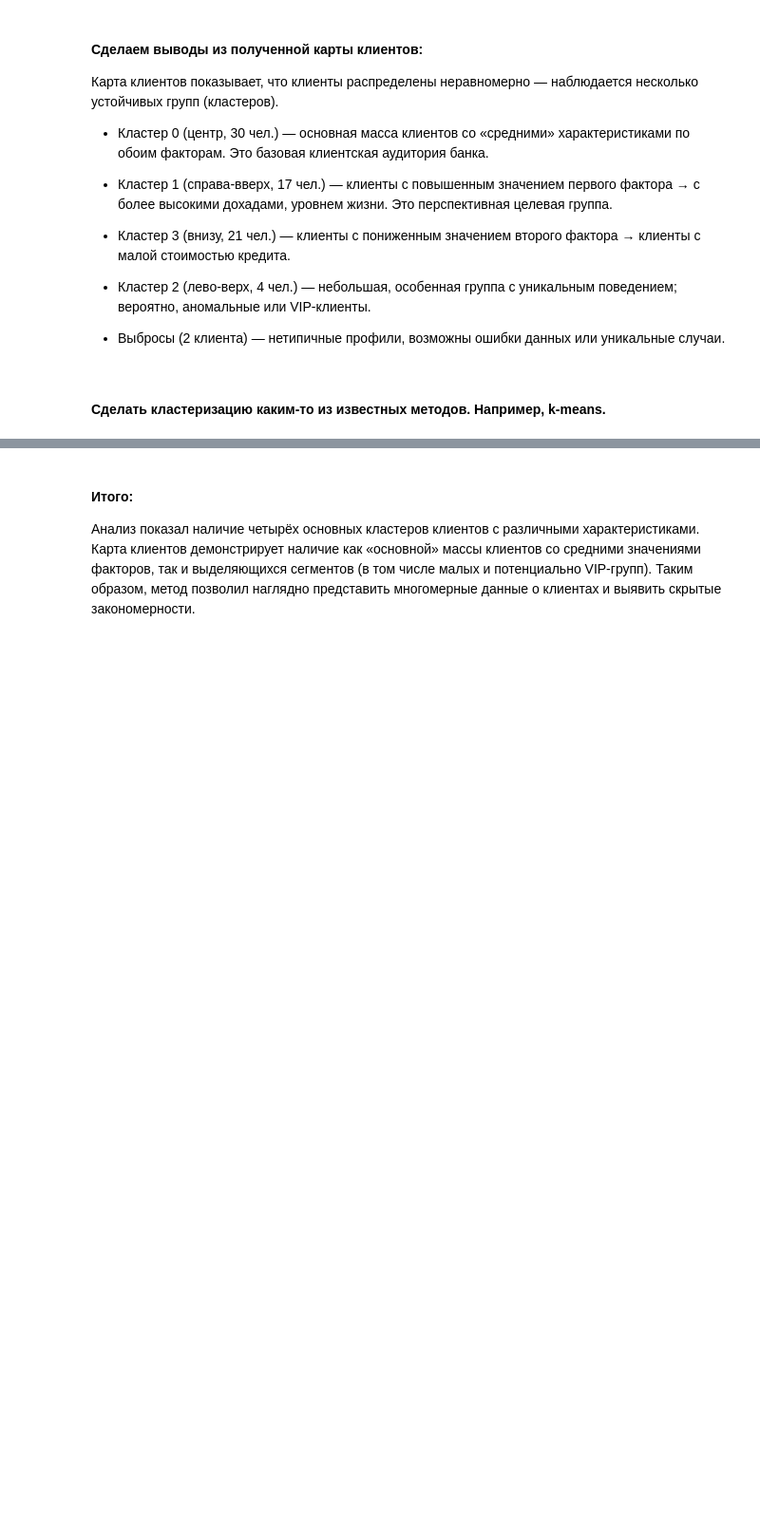
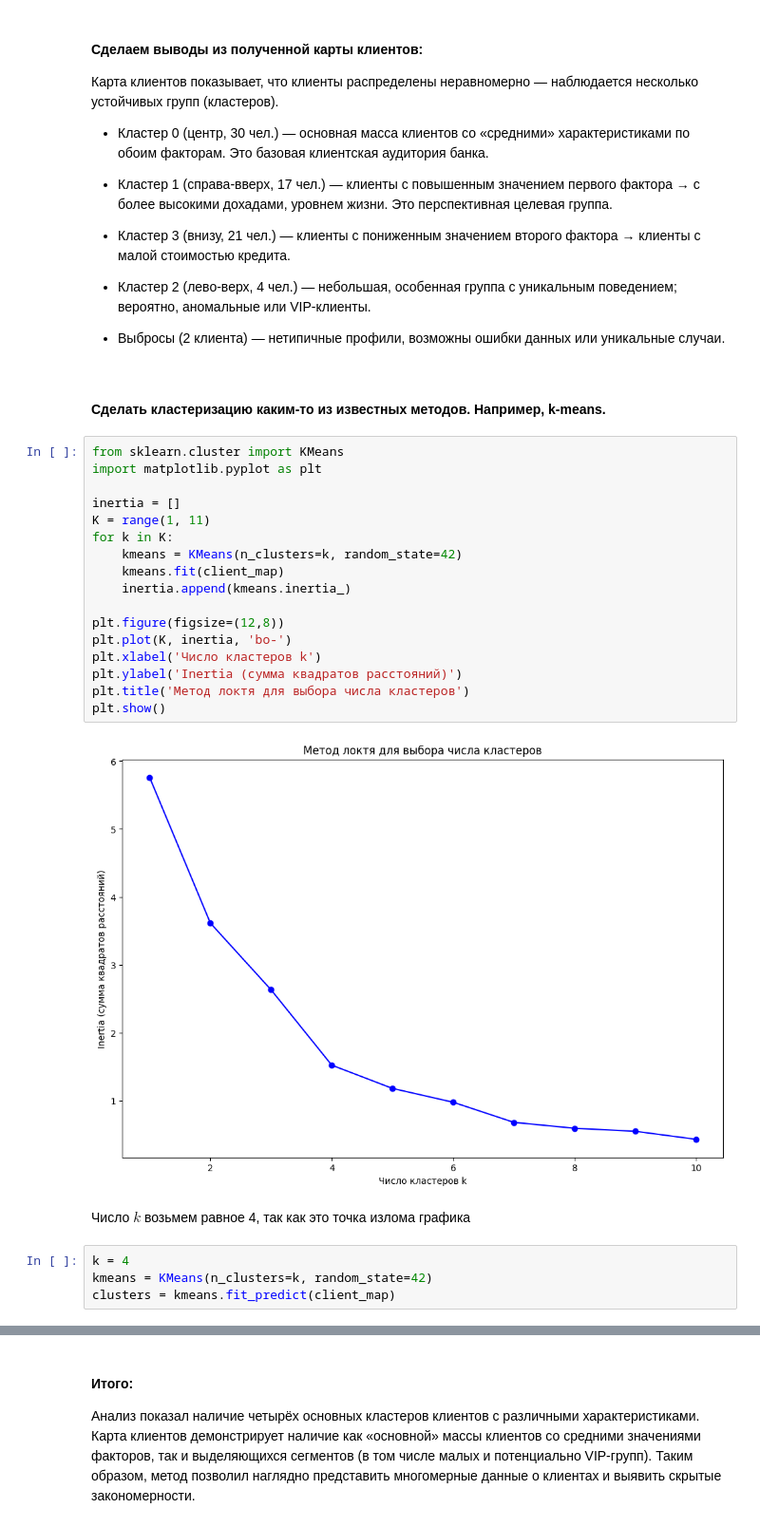
Before and after one commit to DanKolganov/HSE_Kalygin_first_HW, a Jupyter notebook: hw_1.ipynb, the cells around one changed output, grey strips where cells are left out. Shown: that part at 95% size. Cells and saved outputs as stored; diff of their text form; blank space fills up the shorter version.

```diff
--- a/hw_1.ipynb
+++ b/hw_1.ipynb
@@ -806,3 +847,28 @@ $$
 - Выбросы (2 клиента) — нетипичные профили, возможны ошибки данных или уникальные случаи.
 # %% [markdown]
 #### Сделать кластеризацию каким-то из известных методов. Например, k-means.
+# %%
+from sklearn.cluster import KMeans
+import matplotlib.pyplot as plt
+
+inertia = []
+K = range(1, 11)
+for k in K:
+    kmeans = KMeans(n_clusters=k, random_state=42)
+    kmeans.fit(client_map)
+    inertia.append(kmeans.inertia_)
+
+plt.figure(figsize=(12,8))
+plt.plot(K, inertia, 'bo-')
+plt.xlabel('Число кластеров k')
+plt.ylabel('Inertia (сумма квадратов расстояний)')
+plt.title('Метод локтя для выбора числа кластеров')
+plt.show()
+# %% [output]
+[figure, added]
+# %% [markdown]
+Число $k$ возьмем равное 4, так как это точка излома графика
+# %%
+k = 4
+kmeans = KMeans(n_clusters=k, random_state=42)
+clusters = kmeans.fit_predict(client_map)
```
Also changed, not shown: parts of 28 cells of this notebook.
